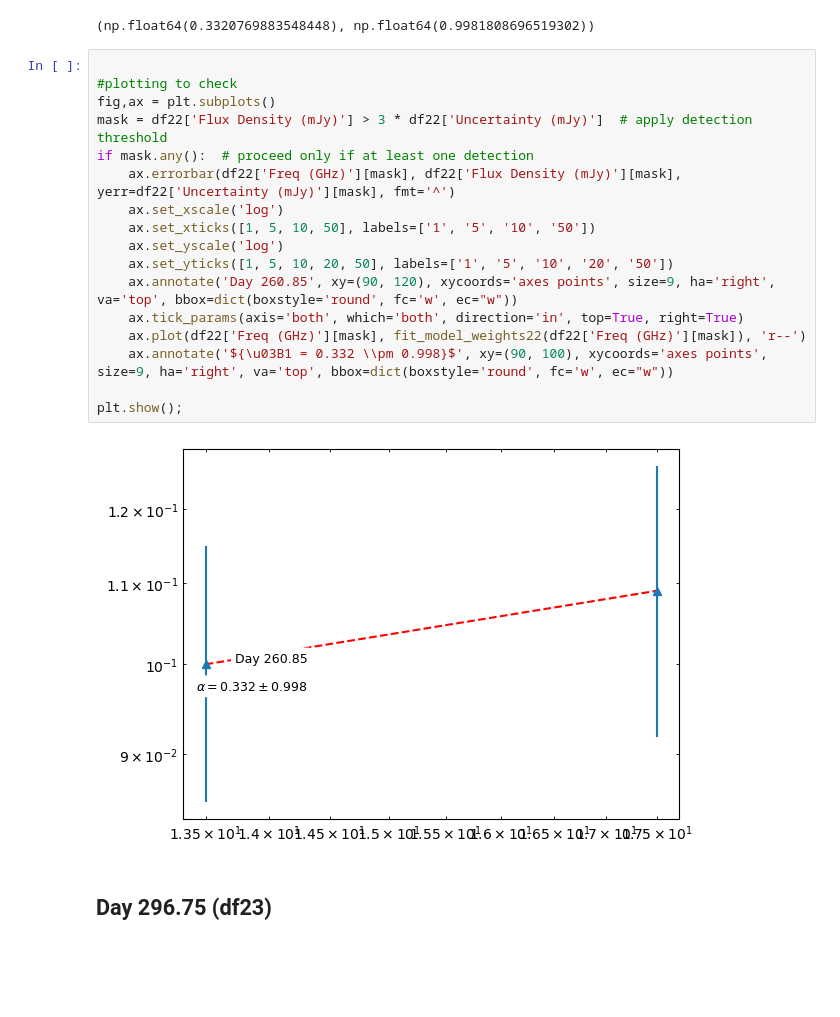
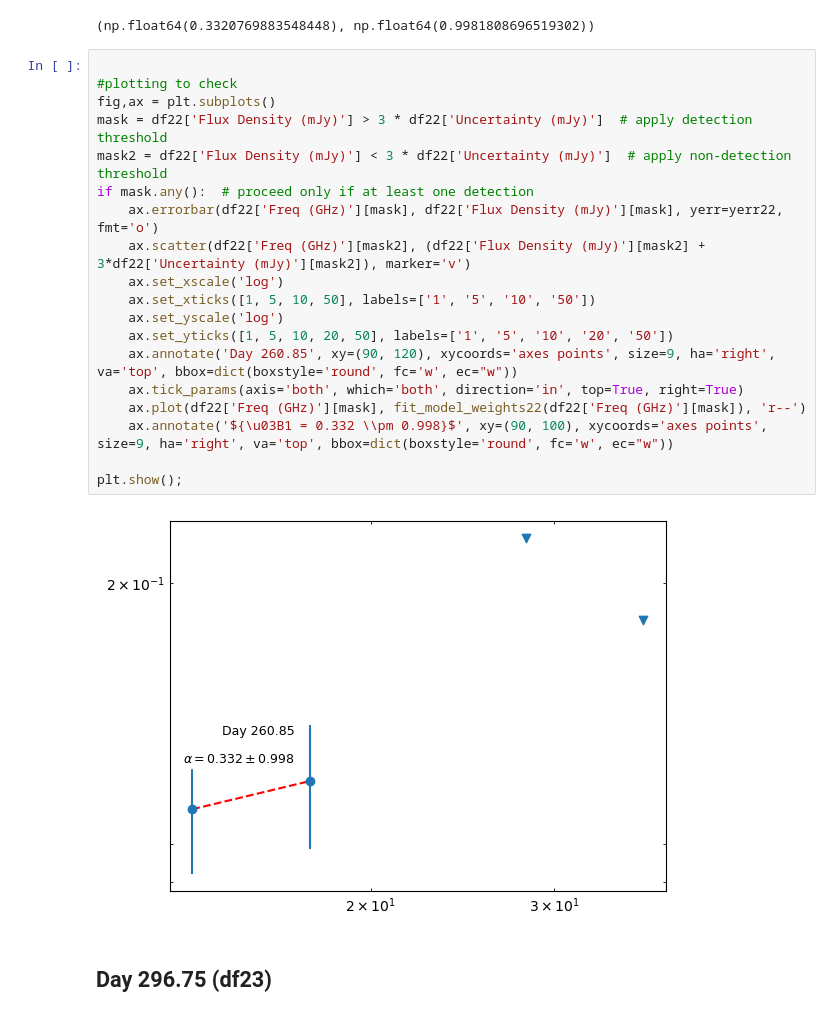
Before and after one commit to Wilhelm005/Research-Code, a Jupyter notebook: V1534 Sco Spectral Index.ipynb, the cells around one changed output. Cells and saved outputs as stored; diff of their text form; blank space fills up the shorter version.

```diff
--- a/V1534 Sco Spectral Index.ipynb
+++ b/V1534 Sco Spectral Index.ipynb
@@ -2164,22 +2201,24 @@ alpha_err22
 # %%
 
 #plotting to check
 fig,ax = plt.subplots()
 mask = df22['Flux Density (mJy)'] > 3 * df22['Uncertainty (mJy)']  # apply detection threshold
+mask2 = df22['Flux Density (mJy)'] < 3 * df22['Uncertainty (mJy)']  # apply non-detection threshold
 if mask.any():  # proceed only if at least one detection
-    ax.errorbar(df22['Freq (GHz)'][mask], df22['Flux Density (mJy)'][mask], yerr=df22['Uncertainty (mJy)'][mask], fmt='^')
+    ax.errorbar(df22['Freq (GHz)'][mask], df22['Flux Density (mJy)'][mask], yerr=yerr22, fmt='o')
+    ax.scatter(df22['Freq (GHz)'][mask2], (df22['Flux Density (mJy)'][mask2] + 3*df22['Uncertainty (mJy)'][mask2]), marker='v')
     ax.set_xscale('log')
     ax.set_xticks([1, 5, 10, 50], labels=['1', '5', '10', '50'])
     ax.set_yscale('log')
     ax.set_yticks([1, 5, 10, 20, 50], labels=['1', '5', '10', '20', '50'])
     ax.annotate('Day 260.85', xy=(90, 120), xycoords='axes points', size=9, ha='right', va='top', bbox=dict(boxstyle='round', fc='w', ec="w"))
     ax.tick_params(axis='both', which='both', direction='in', top=True, right=True)
     ax.plot(df22['Freq (GHz)'][mask], fit_model_weights22(df22['Freq (GHz)'][mask]), 'r--')
     ax.annotate('${\u03B1 = 0.332 \\pm 0.998}$', xy=(90, 100), xycoords='axes points', size=9, ha='right', va='top', bbox=dict(boxstyle='round', fc='w', ec="w"))
 
 plt.show();
 # %% [output]
-[figure, old version]
+[figure, new version]
 # %% [markdown]
 ## Day 296.75 (df23)
 # %%
```
Also changed, not shown: parts of 22 cells of this notebook, 2 other files.
